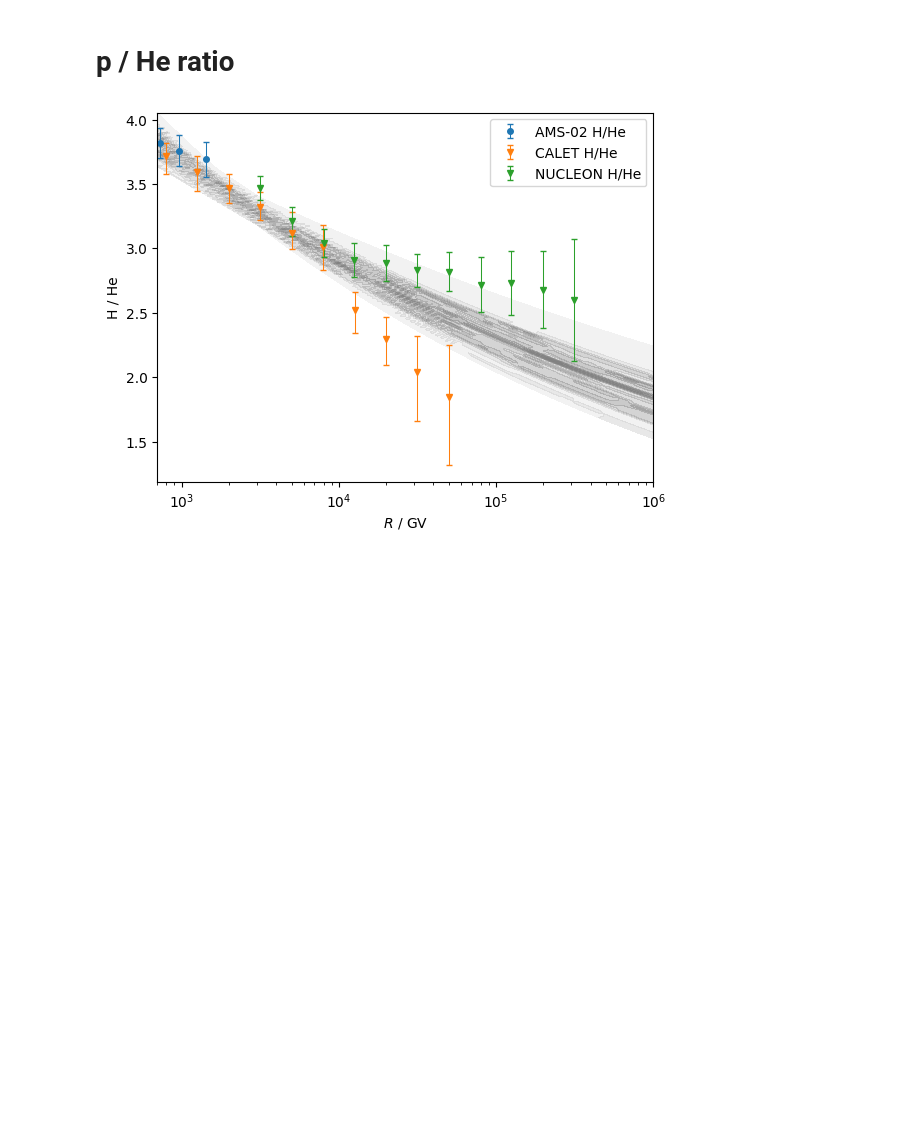
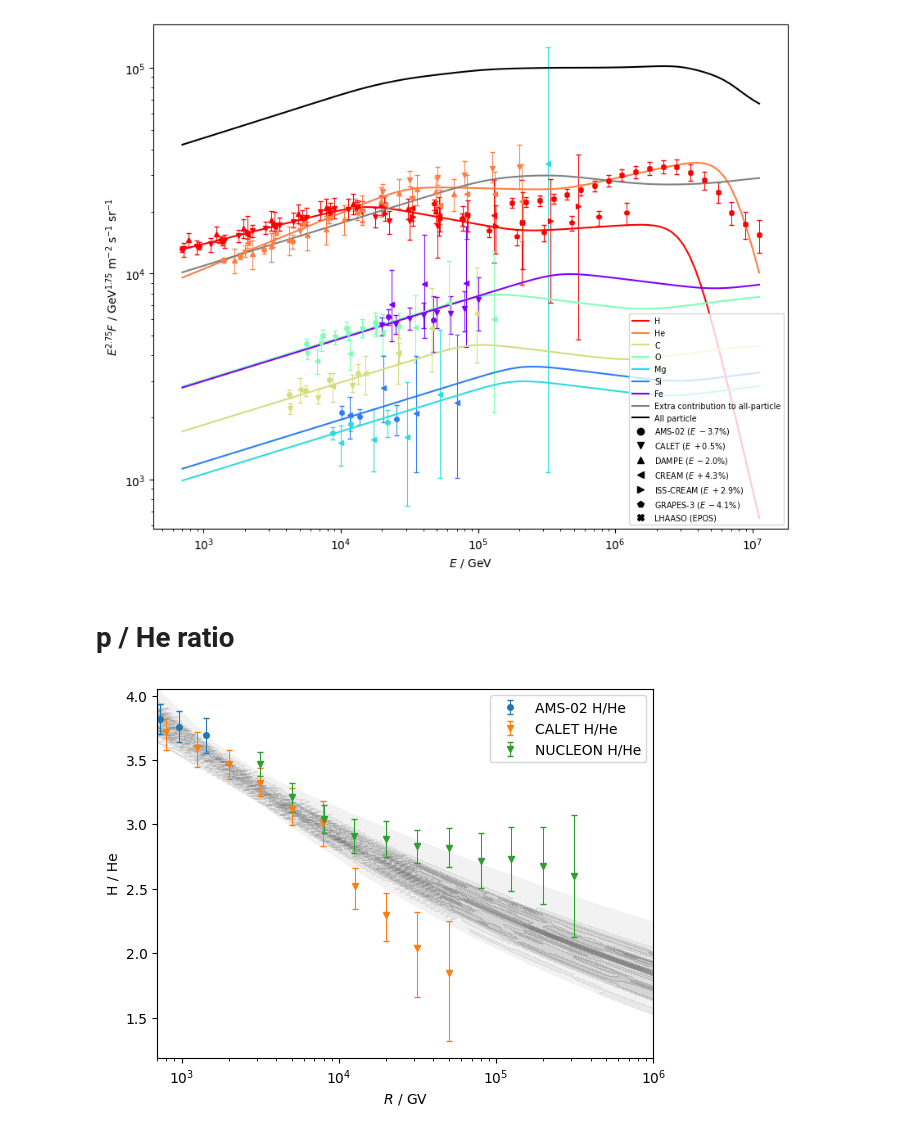
Before and after one commit to nj-vs-vh/EVA, a Jupyter notebook: observables.ipynb, the cells around one changed output. Cells and saved outputs as stored; diff of their text form; code cells hidden in the pictures; blank space fills up the shorter version.

Commit message:
first loook at the lhaaso protons

```diff
--- a/observables.ipynb
+++ b/observables.ipynb
@@ -12,10 +12,27 @@ from cr_knee_fit.fit_data import CRSpectrumData, GenericExperimentData
 from cr_knee_fit.model_ import Model
 from cr_knee_fit.plotting import plot_posterior_contours
 # %%
-FIT_DIR = Path("out/vanilla-plus-lhaaso")
+FIT_DIR = Path("out/vanilla+lhaaso")
 fc = FitConfig.model_validate_json((FIT_DIR / "config-dump.json").read_text())
 theta_sample = np.loadtxt(FIT_DIR / "theta.txt")
 median_model = Model.unpack(np.median(theta_sample, axis=0), layout_info=fc.model)
+# %%
+from cr_knee_fit.fit_data import Data, DataConfig
+
+
+median_model.plot_spectra(
+    Data.load(
+        config=DataConfig(
+            experiments_elements=experiments.direct_experiments + [experiments.grapes, experiments.lhaaso_epos],
+            elements=Element.regular(),
+            experiments_all_particle=[],
+            experiments_lnA=[],
+        )
+    ),
+    scale=2.75
+);
+# %% [output]
+[figure, added]
 # %% [markdown]
 # p / He ratio
 # %%
```
Also changed, not shown: 6 other files.
